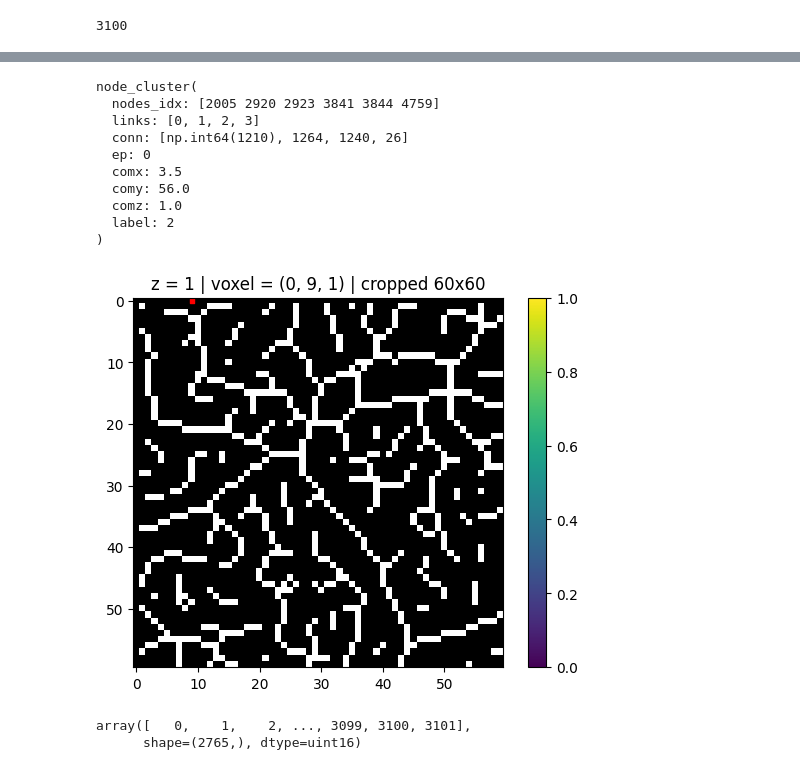
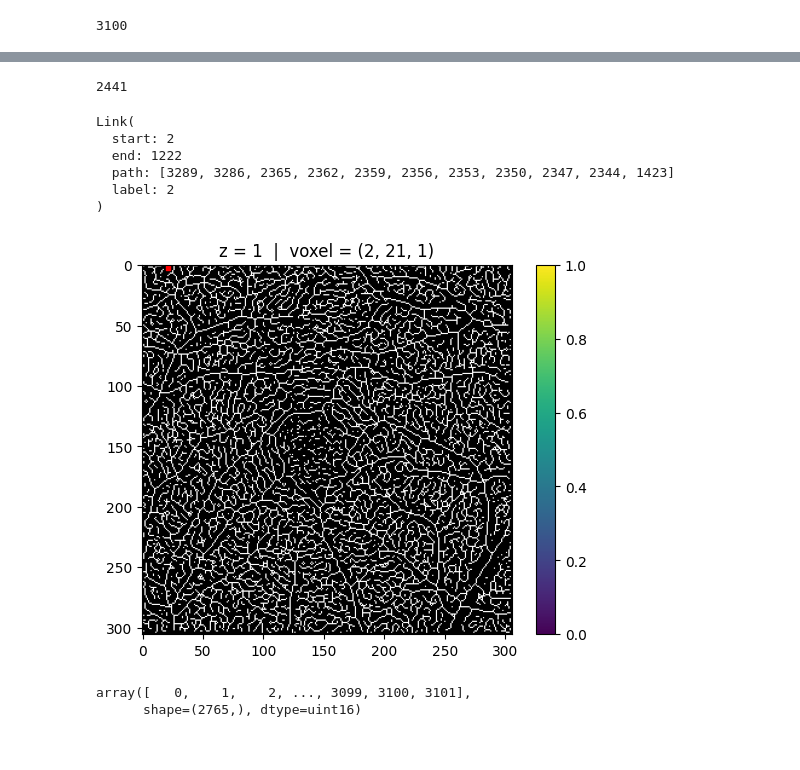
Before and after one commit to Open-Research-Tools-for-Ophthalmology/octava, a Jupyter notebook: code/Skeletonization/current_work/test2.ipynb, the cells around one changed output, grey strips where cells are left out. Cells and saved outputs as stored; diff of their text form; code cells hidden in the pictures.

```diff
--- a/code/Skeletonization/current_work/test2.ipynb
+++ b/code/Skeletonization/current_work/test2.ipynb
@@ -589,37 +536,0 @@ True
-# %%
-import numpy as np
-import matplotlib.pyplot as plt
-
-def plot_voxel_by_index(skel, flat_idx, cmap='gray'):
-    """
-    Visualize a voxel in a 3D skeleton array by its flattened index,
-    cropping to the upper-left 60x60 region of the slice.
-
-    Parameters
-    ----------
-    skel : np.ndarray
-        3D array (e.g., skeleton volume).
-    flat_idx : int
-        Flattened index from np.flatnonzero(skel).
-    cmap : str, optional
-        Colormap for display (default 'gray').
-    """
-    # Get (y, x, z) coordinates from flat index
-    y, x, z = np.unravel_index(flat_idx, skel.shape)
-
-    # Extract the desired slice
-    slice_img = skel[:, :, z]
-
-    # Crop to upper-left 60x60 region
-    crop_h, crop_w = 60, 60
-    cropped = slice_img[:crop_h, :crop_w]
-
-    plt.imshow(cropped, cmap=cmap, origin='upper')
-
-    # If voxel lies within the cropped area, plot it
-    if y < crop_h and x < crop_w:
-        plt.scatter(x, y, color='red', s=10, marker='s', label=f'Flat idx {flat_idx}')
-
-    plt.title(f'z = {z} | voxel = ({y}, {x}, {z}) | cropped 60x60')
-    plt.colorbar()
-    plt.show()
@@ -636,20 +537,20 @@ for idx in node[0].nodes_idx:
-# %%
-print(node[0])
-# %% [output]
-node_cluster(
-  nodes_idx: [2005 2920 2923 3841 3844 4759]
-  links: [0, 1, 2, 3]
-  conn: [np.int64(1210), 1264, 1240, 26]
-  ep: 0
-  comx: 3.5
-  comy: 56.0
-  comz: 1.0
-  label: 2
-)
+# %%
+len(link)
+# %% [output]
+2441
+# %%
+print(link[5])
+# %% [output]
+Link(
+  start: 2
+  end: 1222
+  path: [3289, 3286, 2365, 2362, 2359, 2356, 2353, 2350, 2347, 2344, 1423]
+  label: 2
+)
 # %%
-plot_voxel_by_index(skel, 28)
+plot_voxel_by_index(skel, 1900)
 # %% [output]
-[figure, old version]
+[figure, new version]
 # %%
 np.unique(skel2)
 # %% [output]
```
Also changed, not shown: parts of 6 cells of this notebook, 1 other file.
